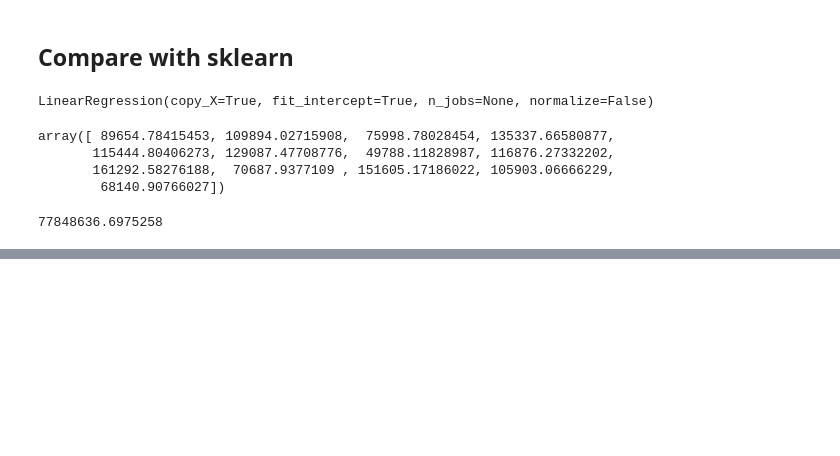
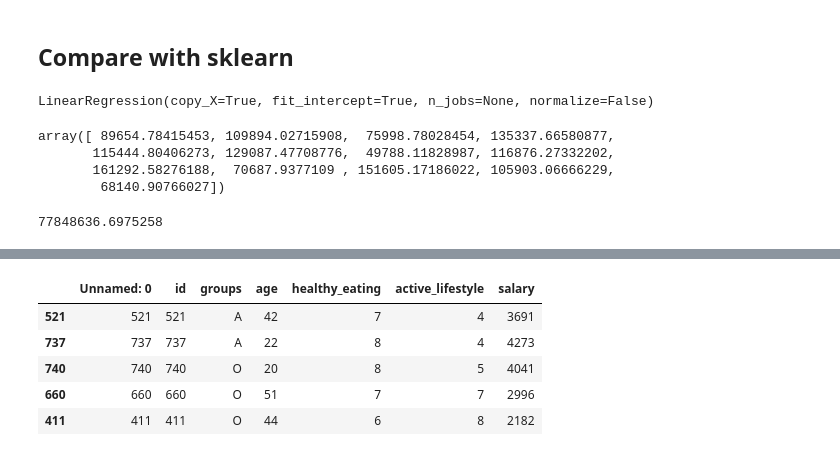
Before and after one commit to luisespriella9/ML-Algorithms, a Jupyter notebook: Linear Regression.ipynb, the cells around one changed output, grey strips where cells are left out. Saved outputs shown, nothing was run; the diff lists cells and outputs as text; code cells hidden in the pictures; blank space fills up the shorter version.

```diff
--- a/Linear Regression.ipynb
+++ b/Linear Regression.ipynb
@@ -308,0 +333,9 @@ costFunction(skpredictions, y_test.values)
+# %%
+employee_salary_df.head()
+# %% [output]
+|  | Unnamed: 0 | id | groups | age | healthy_eating | active_lifestyle | salary |
+| 521 | 521 | 521 | A | 42 | 7 | 4 | 3691 |
+| 737 | 737 | 737 | A | 22 | 8 | 4 | 4273 |
+| 740 | 740 | 740 | O | 20 | 8 | 5 | 4041 |
+| 660 | 660 | 660 | O | 51 | 7 | 7 | 2996 |
+| 411 | 411 | 411 | O | 44 | 6 | 8 | 2182 |
```
Also changed, not shown: parts of 22 cells of this notebook.
